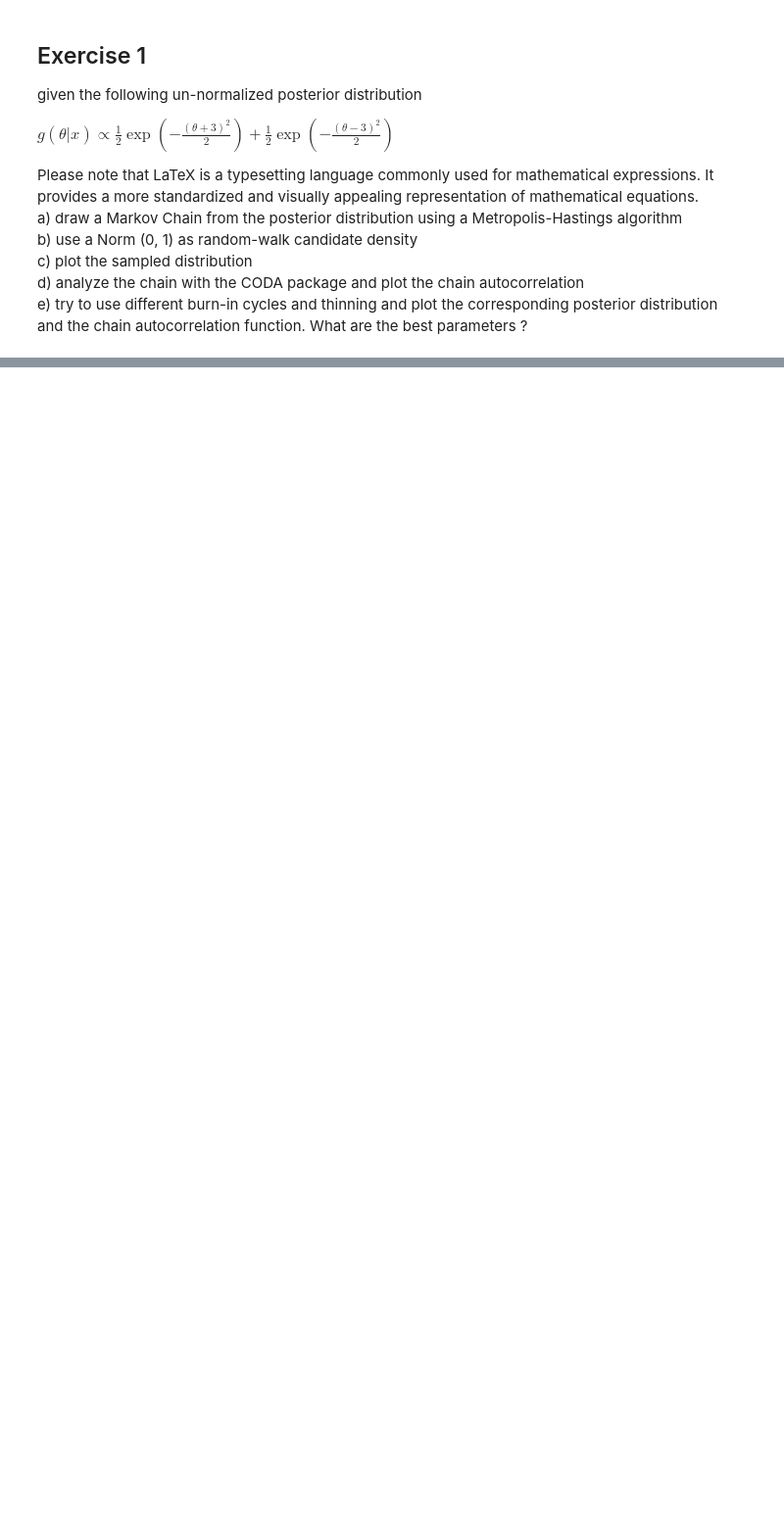
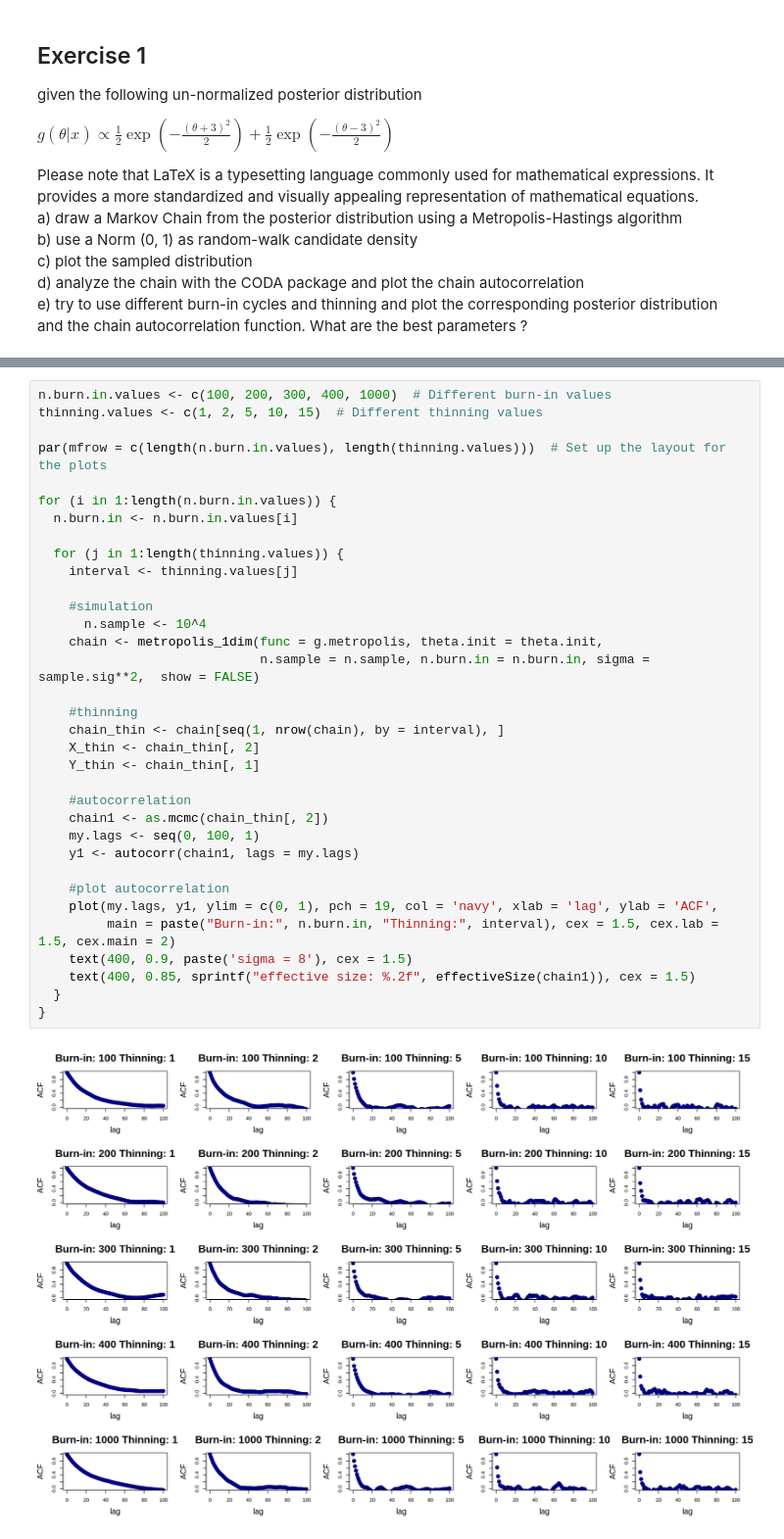
Before and after one commit to isottongloria/AdvStatPhysAnalysis, a Jupyter notebook: E6.ipynb, the cells around one changed output, grey strips where cells are left out. Shown at 98% size. Drawn from its saved outputs; the diff is of its cells as text; blank space fills up the shorter version.

```diff
--- a/E6.ipynb
+++ b/E6.ipynb
@@ -77,0 +122,36 @@ plot(X, 10**Y, type='p', pch=19, col='black', xlim=c(-10,10), ylim=c(0,max(y)*1.
+# %%
+n.burn.in.values <- c(100, 200, 300, 400, 1000)  # Different burn-in values
+thinning.values <- c(1, 2, 5, 10, 15)  # Different thinning values
+
+par(mfrow = c(length(n.burn.in.values), length(thinning.values)))  # Set up the layout for the plots
+
+for (i in 1:length(n.burn.in.values)) {
+  n.burn.in <- n.burn.in.values[i]
+
+  for (j in 1:length(thinning.values)) {
+    interval <- thinning.values[j]
+
+    #simulation
+      n.sample <- 10^4
+    chain <- metropolis_1dim(func = g.metropolis, theta.init = theta.init,
+                             n.sample = n.sample, n.burn.in = n.burn.in, sigma = sample.sig**2,  show = FALSE)
+
+    #thinning
+    chain_thin <- chain[seq(1, nrow(chain), by = interval), ]
+    X_thin <- chain_thin[, 2]
+    Y_thin <- chain_thin[, 1]
+
+    #autocorrelation
+    chain1 <- as.mcmc(chain_thin[, 2])
+    my.lags <- seq(0, 100, 1)
+    y1 <- autocorr(chain1, lags = my.lags)
+
+    #plot autocorrelation
+    plot(my.lags, y1, ylim = c(0, 1), pch = 19, col = 'navy', xlab = 'lag', ylab = 'ACF',
+         main = paste("Burn-in:", n.burn.in, "Thinning:", interval), cex = 1.5, cex.lab = 1.5, cex.main = 2)
+    text(400, 0.9, paste('sigma = 8'), cex = 1.5)
+    text(400, 0.85, sprintf("effective size: %.2f", effectiveSize(chain1)), cex = 1.5)
+  }
+}
+# %% [output]
+[figure, added]
```
Also changed, not shown: parts of 32 cells of this notebook.
